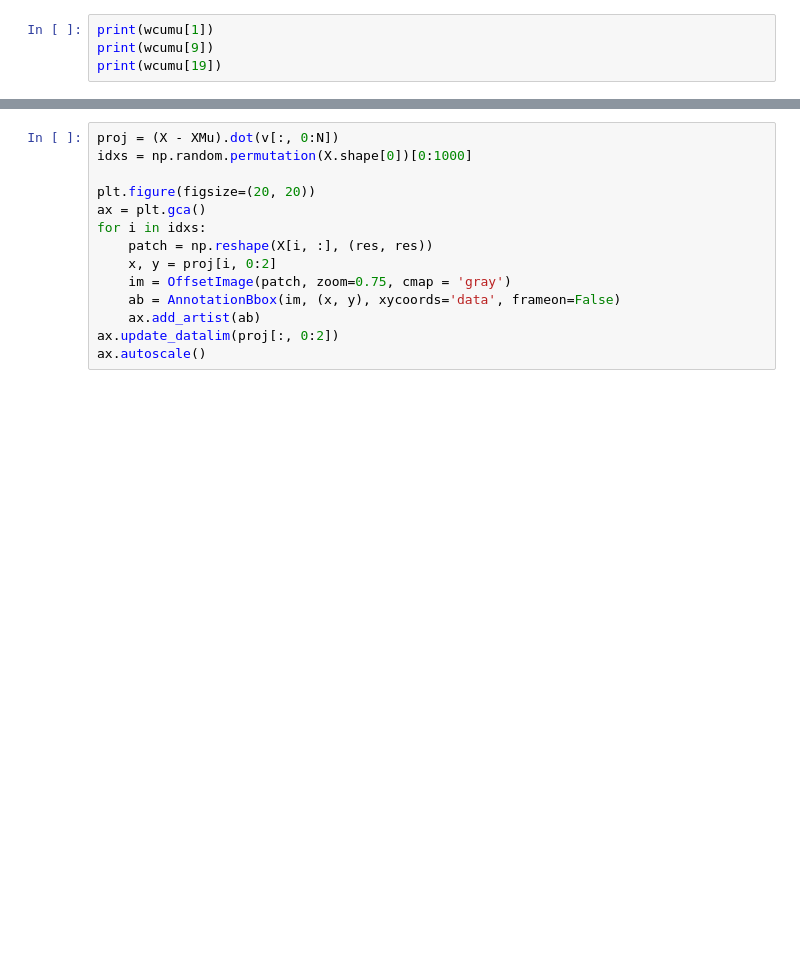
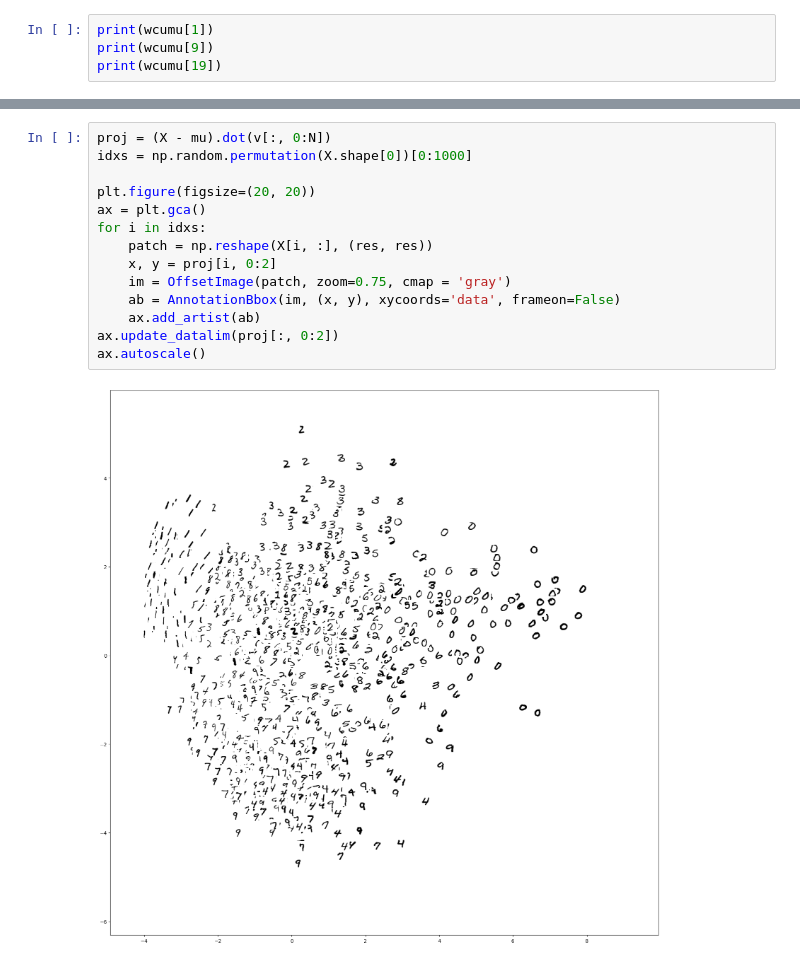
Before and after one commit to ursinus-cs477-f2023/Week7_PCA, a Jupyter notebook: UnsupervisedDigits.ipynb, the cells around one changed output, grey strips where cells are left out. Drawn from its saved outputs; the diff is of its cells as text; blank space fills up the shorter version.

```diff
--- a/UnsupervisedDigits.ipynb
+++ b/UnsupervisedDigits.ipynb
@@ -104,17 +146,19 @@ plt.tight_layout()
 # %%
-proj = (X - XMu).dot(v[:, 0:N])
+proj = (X - mu).dot(v[:, 0:N])
 idxs = np.random.permutation(X.shape[0])[0:1000]
 
 plt.figure(figsize=(20, 20))
 ax = plt.gca()
 for i in idxs:
     patch = np.reshape(X[i, :], (res, res))
     x, y = proj[i, 0:2]
     im = OffsetImage(patch, zoom=0.75, cmap = 'gray')
     ab = AnnotationBbox(im, (x, y), xycoords='data', frameon=False)
     ax.add_artist(ab)
 ax.update_datalim(proj[:, 0:2])
 ax.autoscale()
+# %% [output]
+[figure, added]
 # %%
 n_examples = 40
 
```
Also changed, not shown: parts of 9 cells of this notebook, 2 other files.
